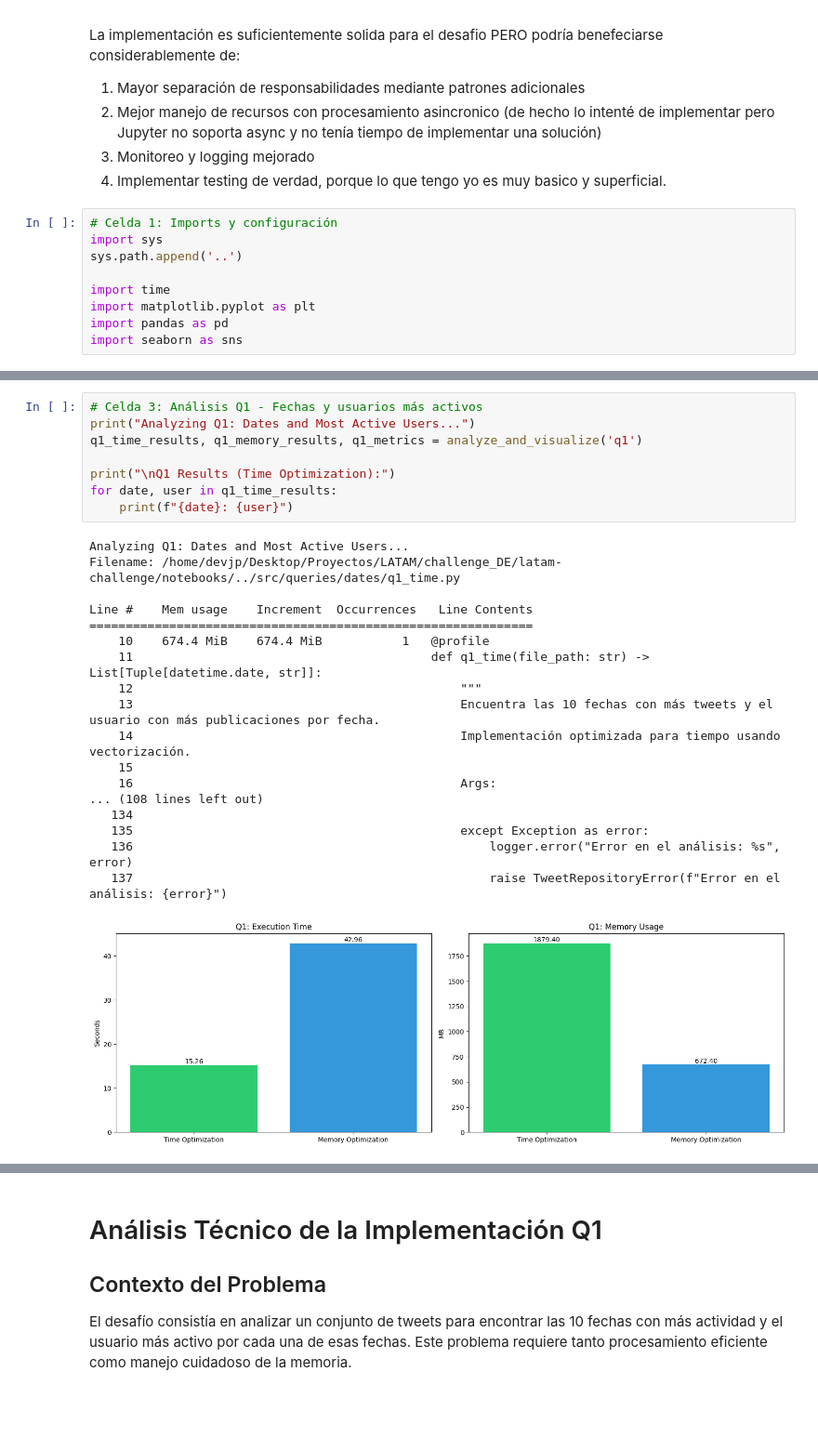
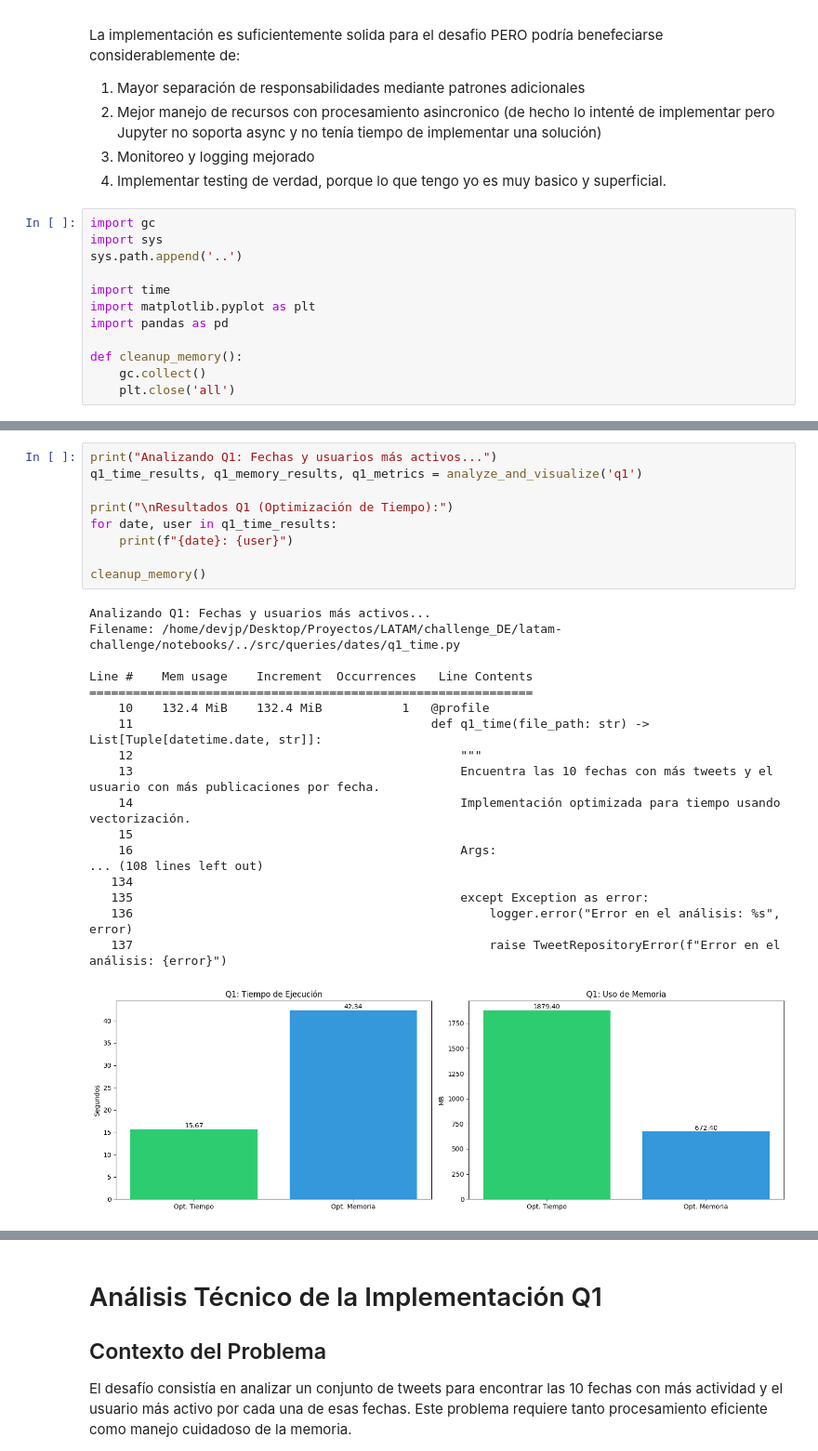
Before and after one commit to DocisJP/latam-challenge-jp, a Jupyter notebook: notebooks/challenge.ipynb, the cells around one changed output, grey strips where cells are left out. Shown at 93% size. Saved outputs shown, nothing was run; the diff lists cells and outputs as text; blank space fills up the shorter version.

```diff
--- a/notebooks/challenge.ipynb
+++ b/notebooks/challenge.ipynb
@@ -227,12 +213,15 @@ La implementación es suficientemente solida para el desafio PERO podría benefe
 3. Monitoreo y logging mejorado
 4. Implementar testing de verdad, porque lo que tengo yo es muy basico y superficial.
 # %%
-# Celda 1: Imports y configuración
+import gc
 import sys
 sys.path.append('..')
 
 import time
 import matplotlib.pyplot as plt
 import pandas as pd
-import seaborn as sns
+
+def cleanup_memory():
+    gc.collect()
+    plt.close('all')
 # %%
@@ -300,28 +301,29 @@ def analyze_and_visualize(query_type, file_path="../data/tweets.json.zip"):
     return time_results, memory_results, metrics
 # %%
-# Celda 3: Análisis Q1 - Fechas y usuarios más activos
-print("Analyzing Q1: Dates and Most Active Users...")
+print("Analizando Q1: Fechas y usuarios más activos...")
 q1_time_results, q1_memory_results, q1_metrics = analyze_and_visualize('q1')
 
-print("\nQ1 Results (Time Optimization):")
+print("\nResultados Q1 (Optimización de Tiempo):")
 for date, user in q1_time_results:
     print(f"{date}: {user}")
+
+cleanup_memory()
 # %% [output]
-Analyzing Q1: Dates and Most Active Users...
+Analizando Q1: Fechas y usuarios más activos...
 Filename: /home/devjp/Desktop/Proyectos/LATAM/challenge_DE/latam-challenge/notebooks/../src/queries/dates/q1_time.py
 
 Line #    Mem usage    Increment  Occurrences   Line Contents
 =============================================================
-    10    674.4 MiB    674.4 MiB           1   @profile
+    10    132.4 MiB    132.4 MiB           1   @profile
     11                                         def q1_time(file_path: str) -> List[Tuple[datetime.date, str]]:
     12                                             """
     13                                             Encuentra las 10 fechas con más tweets y el usuario con más publicaciones por fecha.
     14                                             Implementación optimizada para tiempo usando vectorización.
     15
     16                                             Args:
 ... (108 lines left out)
    134
    135                                             except Exception as error:
    136                                                 logger.error("Error en el análisis: %s", error)
    137                                                 raise TweetRepositoryError(f"Error en el análisis: {error}")
-[figure, old version]
+[figure, new version]
```
Also changed, not shown: parts of 7 cells of this notebook, 2 other files.
